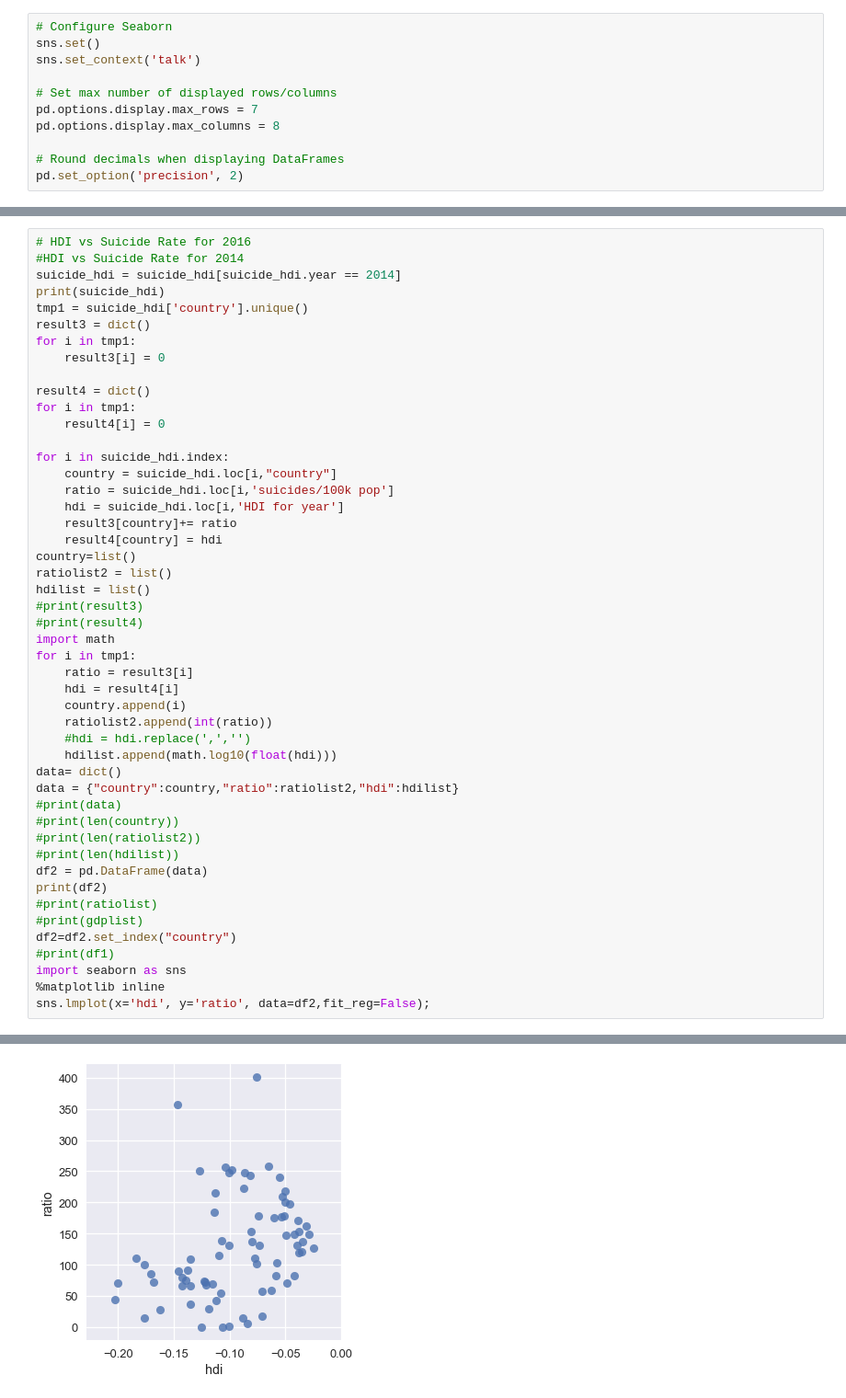
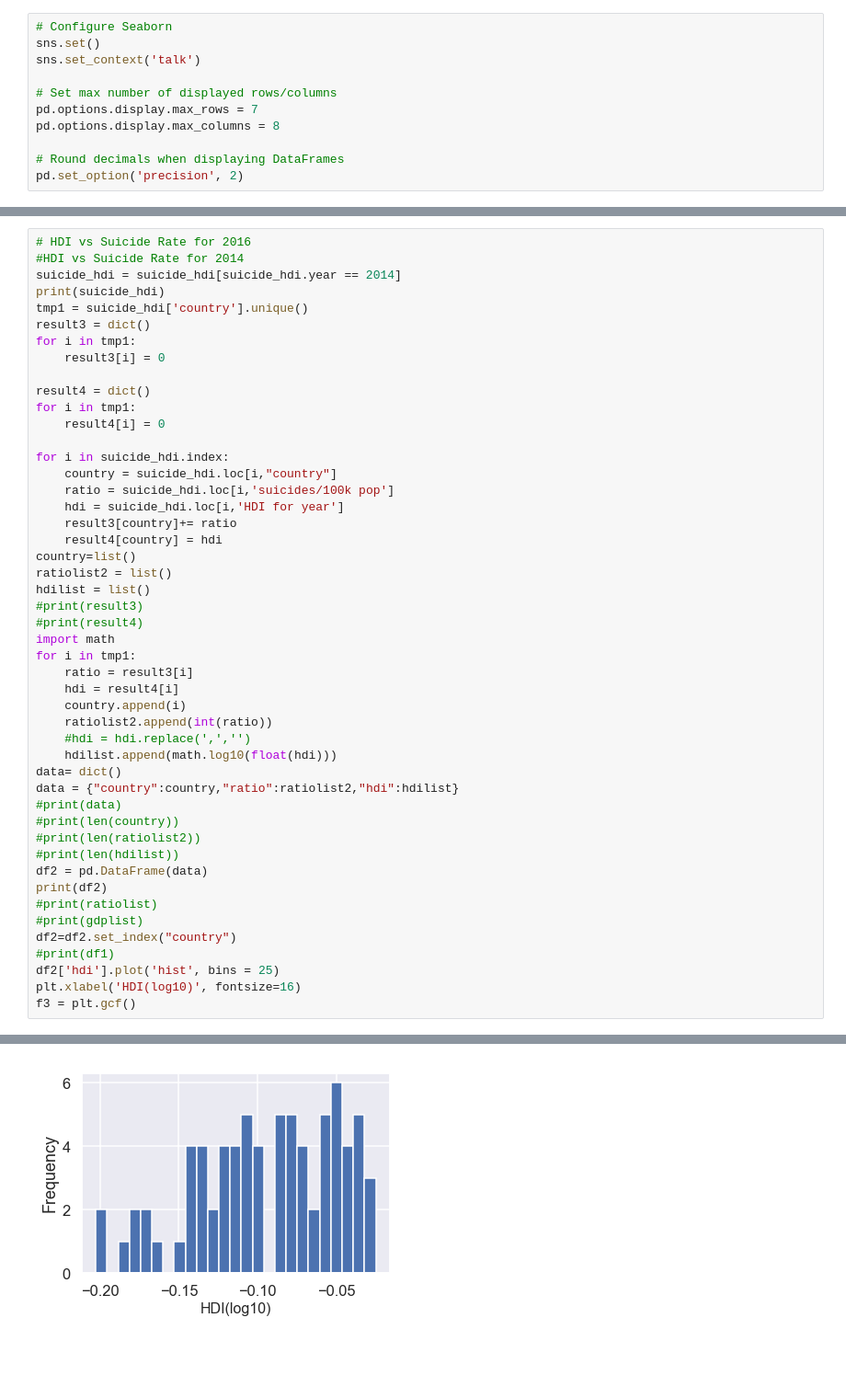
Before and after one commit to WayGold/COGS-108-FinalProject, a Jupyter notebook: FinalProject.ipynb, the cells around one changed output, grey strips where cells are left out. Shown: that part at 92% size. Cells and saved outputs as stored; diff of their text form; blank space fills up the shorter version.

```diff
--- a/FinalProject.ipynb
+++ b/FinalProject.ipynb
@@ -280,9 +298,9 @@ print(df2)
 #print(gdplist)
 df2=df2.set_index("country")
 #print(df1)
-import seaborn as sns
-%matplotlib inline
-sns.lmplot(x='hdi', y='ratio', data=df2,fit_reg=False);
+df2['hdi'].plot('hist', bins = 25)
+plt.xlabel('HDI(log10)', fontsize=16)
+f3 = plt.gcf()
 # %% [output]
                    country  year  suicides_no  suicides/100k pop  population  \
 564    Antigua and Barbuda  2014            0               0.00        8537
@@ -302,3 +320,3 @@ sns.lmplot(x='hdi', y='ratio', data=df2,fit_reg=False);
 
 [75 rows x 3 columns]
-[figure, old version]
+[figure, new version]
```
Also changed, not shown: parts of 16 cells of this notebook.
